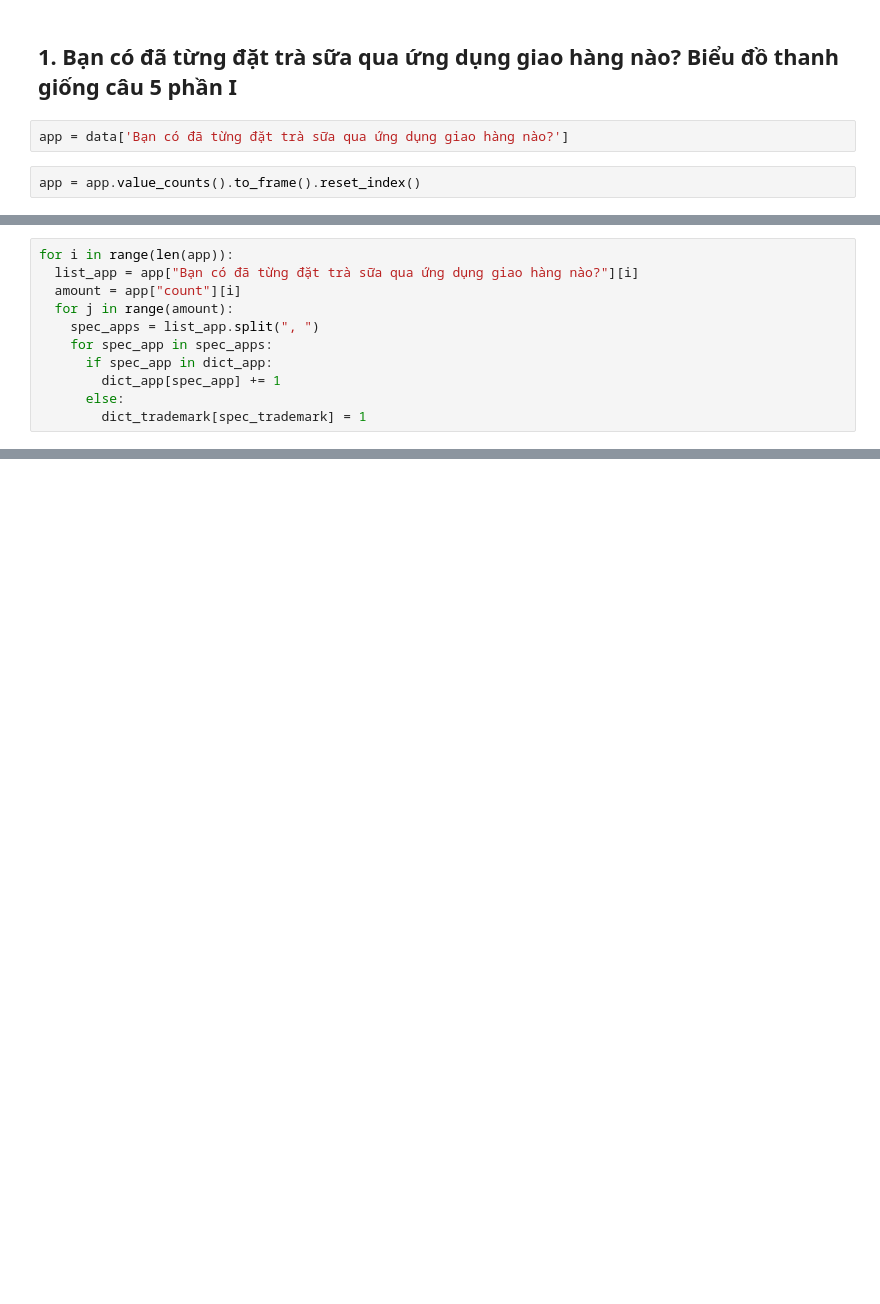
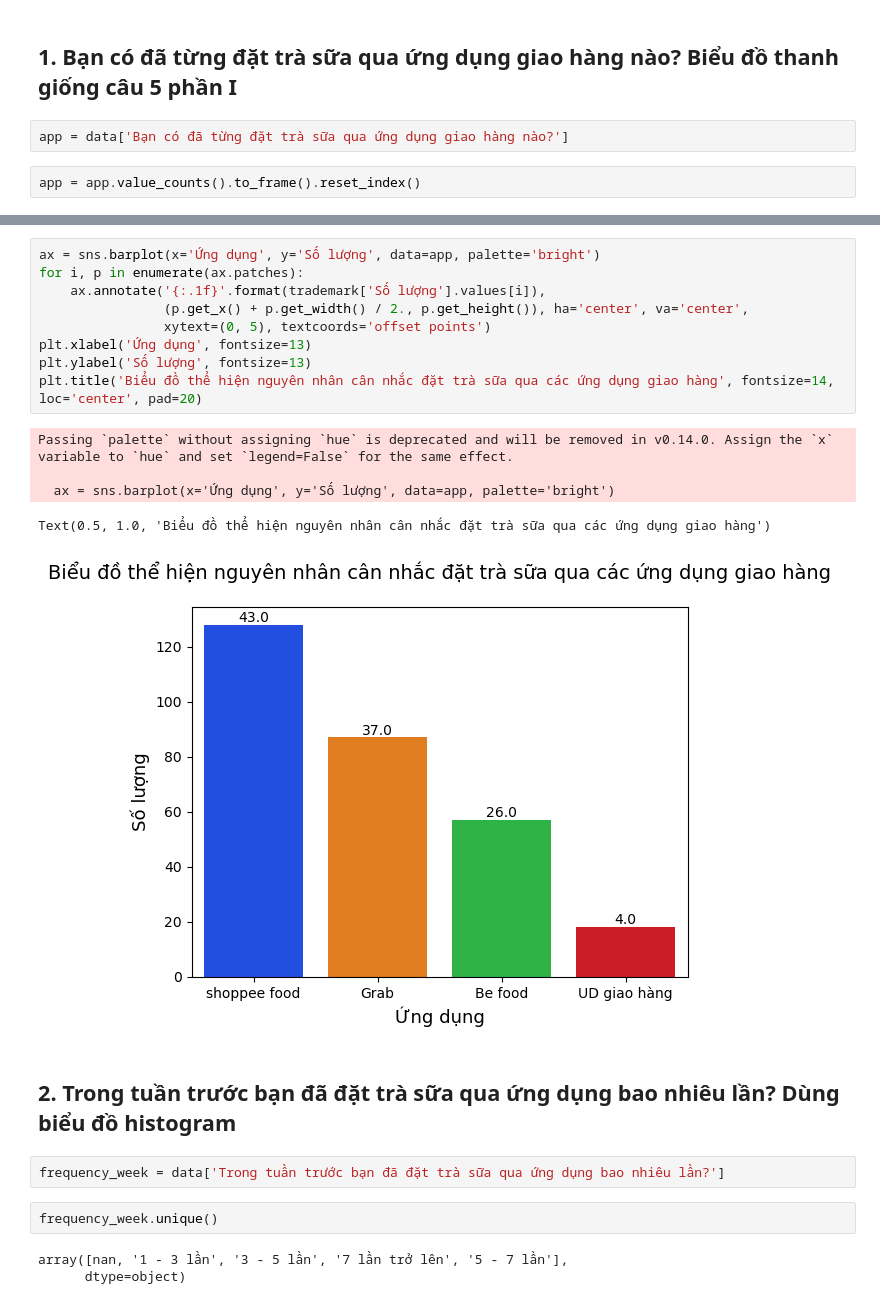
Before and after one commit to baohuy2209/Visualization_Data, a Jupyter notebook: visualization.ipynb, the cells around one changed output, grey strips where cells are left out. Drawn from its saved outputs; the diff is of its cells as text; blank space fills up the shorter version.

```diff
--- a/visualization.ipynb
+++ b/visualization.ipynb
@@ -531,11 +566,0 @@ dict_app = {}
-# %%
-for i in range(len(app)):
-  list_app = app["Bạn có đã từng đặt trà sữa qua ứng dụng giao hàng nào?"][i]
-  amount = app["count"][i]
-  for j in range(amount):
-    spec_apps = list_app.split(", ")
-    for spec_app in spec_apps:
-      if spec_app in dict_app:
-        dict_app[spec_app] += 1
-      else:
-        dict_trademark[spec_trademark] = 1
@@ -541,0 +584,24 @@ for i in range(len(app)):
+# %%
+ax = sns.barplot(x='Ứng dụng', y='Số lượng', data=app, palette='bright')
+for i, p in enumerate(ax.patches):
+    ax.annotate('{:.1f}'.format(trademark['Số lượng'].values[i]),
+                (p.get_x() + p.get_width() / 2., p.get_height()), ha='center', va='center',
+                xytext=(0, 5), textcoords='offset points')
+plt.xlabel('Ứng dụng', fontsize=13)
+plt.ylabel('Số lượng', fontsize=13)
+plt.title('Biểu đồ thể hiện nguyên nhân cân nhắc đặt trà sữa qua các ứng dụng giao hàng', fontsize=14, loc='center', pad=20)
+# %% [output]
+Passing `palette` without assigning `hue` is deprecated and will be removed in v0.14.0. Assign the `x` variable to `hue` and set `legend=False` for the same effect.
+
+  ax = sns.barplot(x='Ứng dụng', y='Số lượng', data=app, palette='bright')
+Text(0.5, 1.0, 'Biểu đồ thể hiện nguyên nhân cân nhắc đặt trà sữa qua các ứng dụng giao hàng')
+[figure, added]
+# %% [markdown]
+## 2. Trong tuần trước bạn đã đặt trà sữa qua ứng dụng bao nhiêu lần? Dùng biểu đồ histogram
+# %%
+frequency_week = data['Trong tuần trước bạn đã đặt trà sữa qua ứng dụng bao nhiêu lần?']
+# %%
+frequency_week.unique()
+# %% [output]
+array([nan, '1 - 3 lần', '3 - 5 lần', '7 lần trở lên', '5 - 7 lần'],
+      dtype=object)
```
Also changed, not shown: parts of 95 cells of this notebook.
